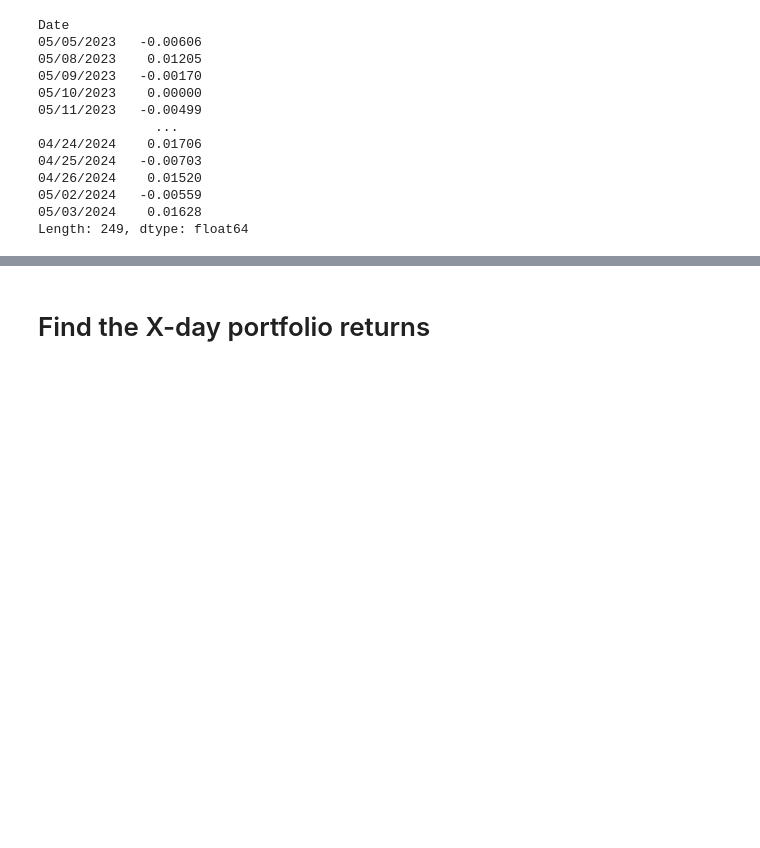
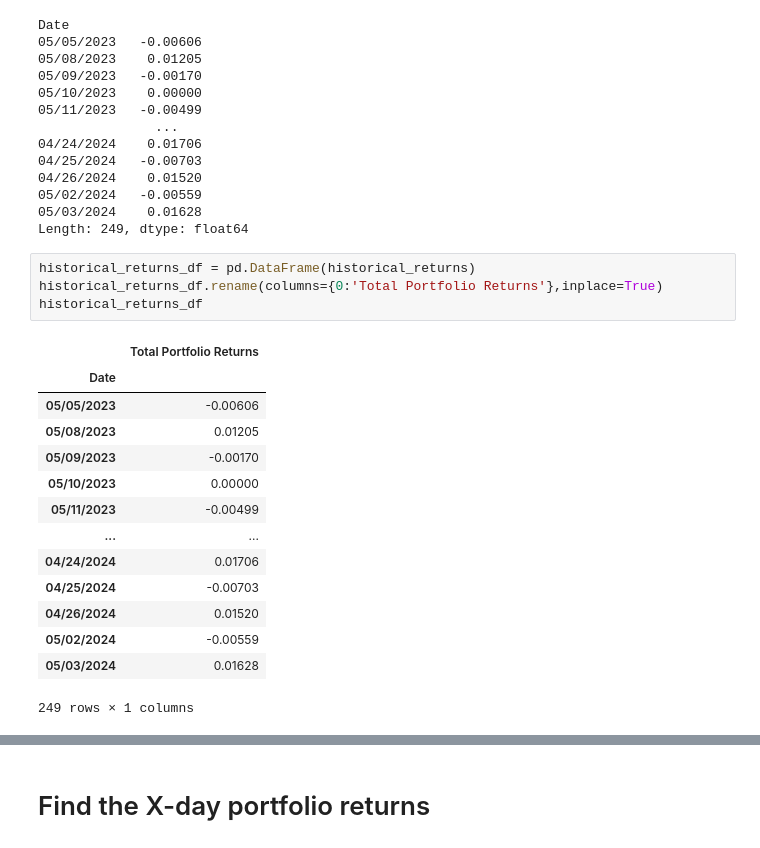
Before and after one commit to userlele78/Risk-Management-Project, a Jupyter notebook: Code/basic-historical-simulation-VaR(parametric).ipynb, the cells around one changed output, grey strips where cells are left out. Cells and saved outputs as stored; diff of their text form; blank space fills up the shorter version.

```diff
--- a/Code/basic-historical-simulation-VaR(parametric).ipynb
+++ b/Code/basic-historical-simulation-VaR(parametric).ipynb
@@ -112,3 +117,22 @@ Date
 05/02/2024   -0.00559
 05/03/2024    0.01628
 Length: 249, dtype: float64
+# %%
+historical_returns_df = pd.DataFrame(historical_returns)
+historical_returns_df.rename(columns={0:'Total Portfolio Returns'},inplace=True)
+historical_returns_df
+# %% [output]
+|  | Total Portfolio Returns |
+| Date |  |
+| 05/05/2023 | -0.00606 |
+| 05/08/2023 | 0.01205 |
+| 05/09/2023 | -0.00170 |
+| 05/10/2023 | 0.00000 |
+| 05/11/2023 | -0.00499 |
+| ... | ... |
+| 04/24/2024 | 0.01706 |
+| 04/25/2024 | -0.00703 |
+| 04/26/2024 | 0.01520 |
+| 05/02/2024 | -0.00559 |
+| 05/03/2024 | 0.01628 |
+249 rows × 1 columns
```
Also changed, not shown: parts of 7 cells of this notebook.
